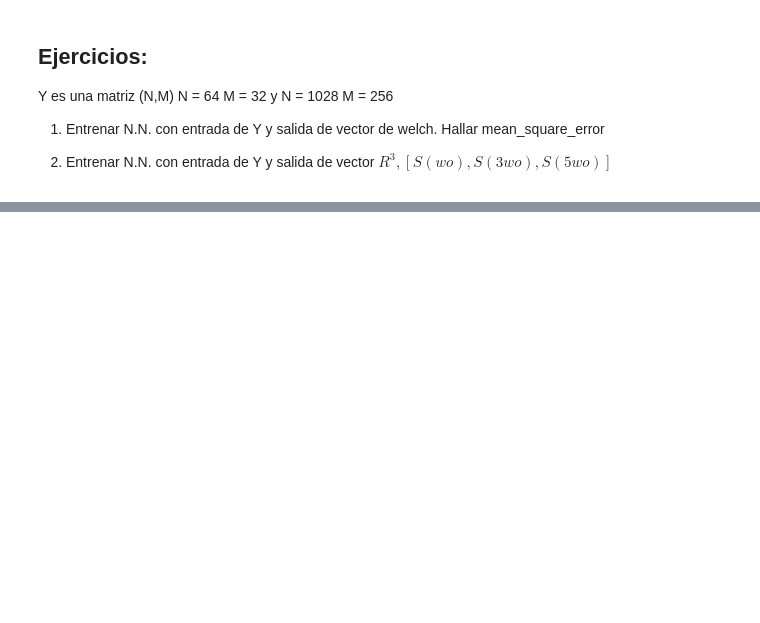
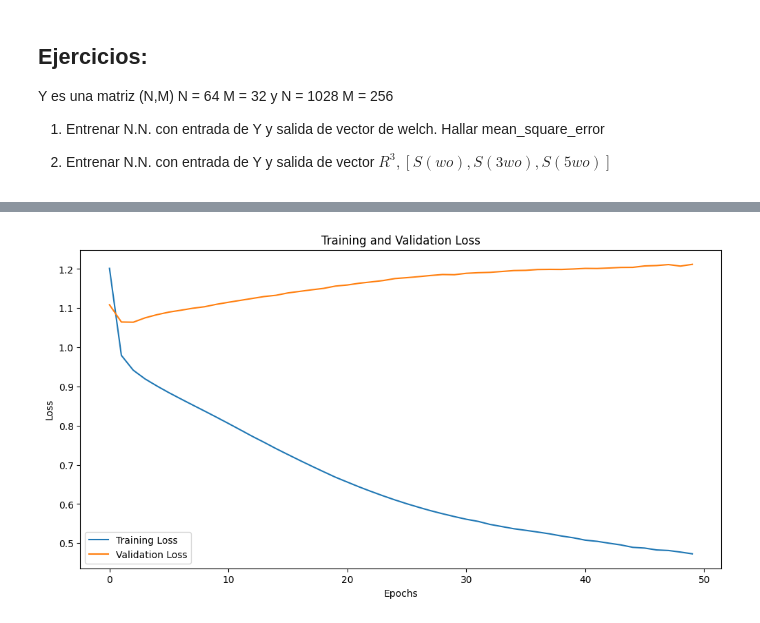
Before and after one commit to dramirezbe/Signal-theory, a Jupyter notebook: Random-signal-analysis/NN-PSD(welch).ipynb, the cells around one changed output, grey strips where cells are left out. Drawn from its saved outputs; the diff is of its cells as text; code cells hidden in the pictures; blank space fills up the shorter version.

Commit message:
01-08-24_TrainedNN-overfitted

```diff
--- a/Random-signal-analysis/NN-PSD(welch).ipynb
+++ b/Random-signal-analysis/NN-PSD(welch).ipynb
@@ -177,0 +180,44 @@ psd_matrix.shape
+# %%
+from sklearn.model_selection import train_test_split
+from sklearn.preprocessing import StandardScaler
+
+scaler = StandardScaler()
+X = scaler.fit_transform(X)
+psd_matrix = scaler.fit_transform(psd_matrix)
+
+# Train-test split
+X_train, X_test, y_train, y_test = train_test_split(X, psd_matrix, test_size=0.2, random_state=42)
+# %%
+import tensorflow as tf
+from tensorflow.keras.models import Sequential
+from tensorflow.keras.layers import Dense
+
+# Define the neural network model
+model = Sequential()
+model.add(Dense(units=128, activation='relu', input_shape=(N,)))
+model.add(Dense(units=64, activation='relu'))
+model.add(Dense(units=(nperseg//2)+1, activation='linear'))  # Output layer
+
+# Compile the model
+model.compile(optimizer='adam', loss='mean_squared_error', metrics=['mean_absolute_error'])
+
+# Train the model
+history = model.fit(X_train, y_train, epochs=50, batch_size=32, validation_data=(X_test, y_test))
+# %%
+# Evaluate the model
+loss, mae = model.evaluate(X_test, y_test)
+print(f"Test Loss: {loss}, Test MAE: {mae}")
+
+# Make predictions
+y_pred = model.predict(X_test)
+
+# Plot training history
+plt.figure(figsize=(12, 6))
+plt.plot(history.history['loss'], label='Training Loss')
+plt.plot(history.history['val_loss'], label='Validation Loss')
+plt.title('Training and Validation Loss')
+plt.xlabel('Epochs')
+plt.ylabel('Loss')
+plt.legend()
+plt.show()
+# %% [output]
@@ -177,0 +227 @@ psd_matrix.shape
+[figure, added]
```
Also changed, not shown: parts of 12 cells of this notebook.
